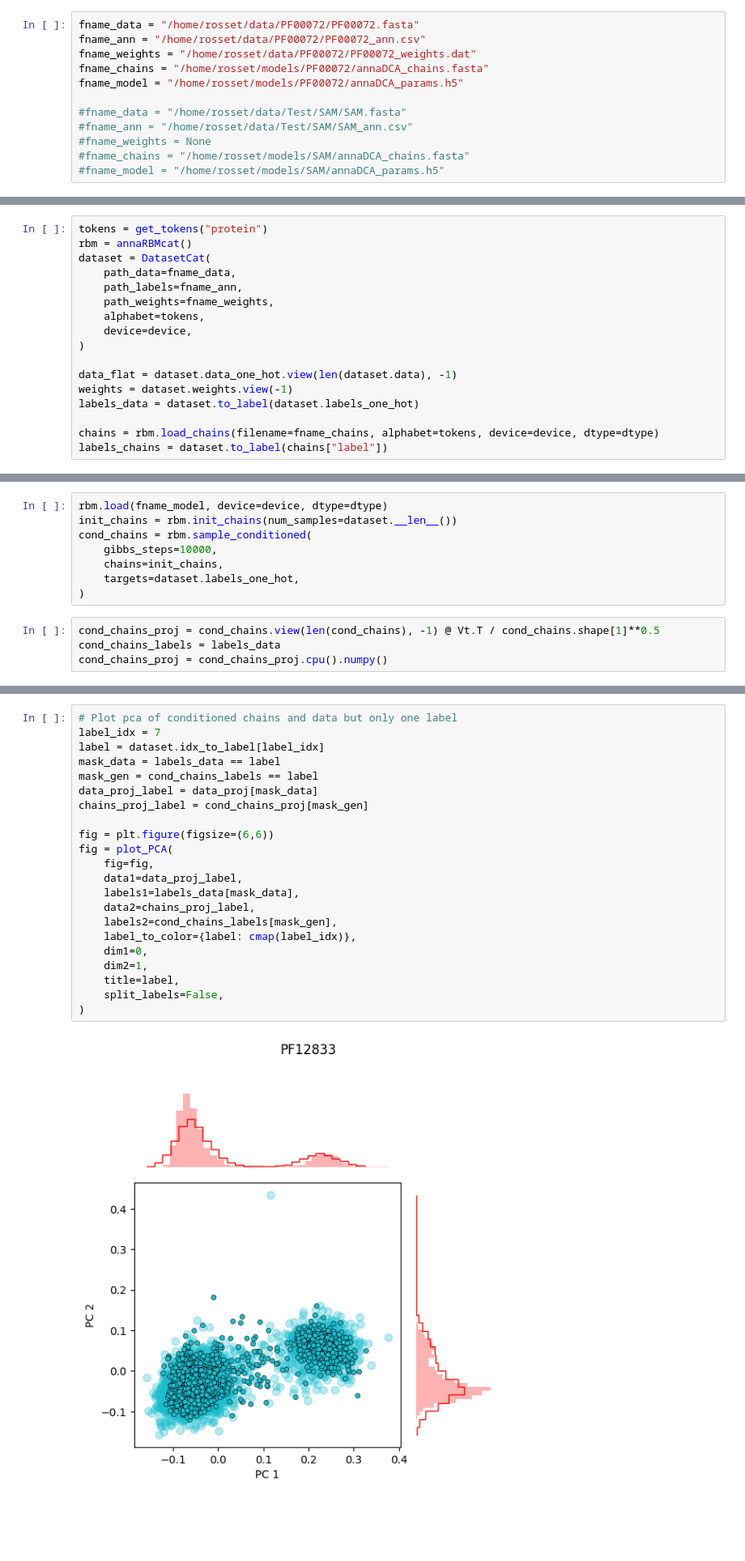
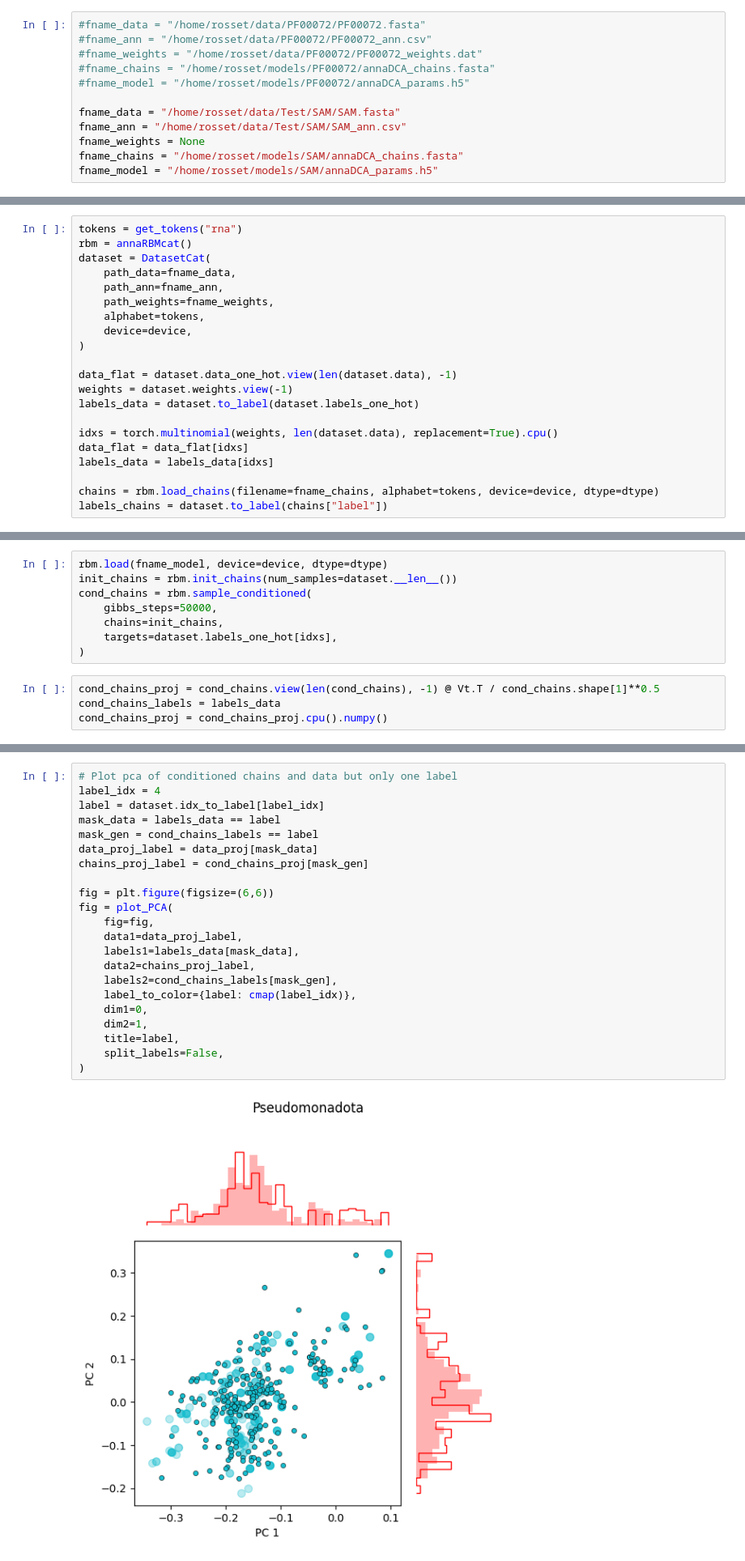
Before and after one commit to rossetl/annaDCA, a Jupyter notebook: develop.ipynb, the cells around one changed output, grey strips where cells are left out. Shown: that part at 81% size. Drawn from its saved outputs; the diff is of its cells as text; blank space fills up the shorter version.

Commit message:
implemented partial labels

```diff
--- a/develop.ipynb
+++ b/develop.ipynb
@@ -16,26 +14,26 @@ from annadca.plot import plot_PCA
 # %% [markdown]
 ### Plot the results
 # %%
-fname_data = "/home/rosset/data/PF00072/PF00072.fasta"
-fname_ann = "/home/rosset/data/PF00072/PF00072_ann.csv"
-fname_weights = "/home/rosset/data/PF00072/PF00072_weights.dat"
-fname_chains = "/home/rosset/models/PF00072/annaDCA_chains.fasta"
-fname_model = "/home/rosset/models/PF00072/annaDCA_params.h5"
+#fname_data = "/home/rosset/data/PF00072/PF00072.fasta"
+#fname_ann = "/home/rosset/data/PF00072/PF00072_ann.csv"
+#fname_weights = "/home/rosset/data/PF00072/PF00072_weights.dat"
+#fname_chains = "/home/rosset/models/PF00072/annaDCA_chains.fasta"
+#fname_model = "/home/rosset/models/PF00072/annaDCA_params.h5"
 
-#fname_data = "/home/rosset/data/Test/SAM/SAM.fasta"
-#fname_ann = "/home/rosset/data/Test/SAM/SAM_ann.csv"
-#fname_weights = None
-#fname_chains = "/home/rosset/models/SAM/annaDCA_chains.fasta"
-#fname_model = "/home/rosset/models/SAM/annaDCA_params.h5"
+fname_data = "/home/rosset/data/Test/SAM/SAM.fasta"
+fname_ann = "/home/rosset/data/Test/SAM/SAM_ann.csv"
+fname_weights = None
+fname_chains = "/home/rosset/models/SAM/annaDCA_chains.fasta"
+fname_model = "/home/rosset/models/SAM/annaDCA_params.h5"
 # %%
 device = torch.device("cuda" if torch.cuda.is_available() else "cpu")
 dtype = torch.float32
 # %%
-tokens = get_tokens("protein")
+tokens = get_tokens("rna")
 rbm = annaRBMcat()
 dataset = DatasetCat(
     path_data=fname_data,
-    path_labels=fname_ann,
+    path_ann=fname_ann,
     path_weights=fname_weights,
     alphabet=tokens,
     device=device,
@@ -45,6 +43,10 @@ data_flat = dataset.data_one_hot.view(len(dataset.data), -1)
 weights = dataset.weights.view(-1)
 labels_data = dataset.to_label(dataset.labels_one_hot)
 
+idxs = torch.multinomial(weights, len(dataset.data), replacement=True).cpu()
+data_flat = data_flat[idxs]
+labels_data = labels_data[idxs]
+
 chains = rbm.load_chains(filename=fname_chains, alphabet=tokens, device=device, dtype=dtype)
 labels_chains = dataset.to_label(chains["label"])
 # %% [output]
@@ -111,9 +114,9 @@ for i, ax in enumerate(axes.flat):
 rbm.load(fname_model, device=device, dtype=dtype)
 init_chains = rbm.init_chains(num_samples=dataset.__len__())
 cond_chains = rbm.sample_conditioned(
-    gibbs_steps=10000,
+    gibbs_steps=50000,
     chains=init_chains,
-    targets=dataset.labels_one_hot,
+    targets=dataset.labels_one_hot[idxs],
 )
 # %%
 cond_chains_proj = cond_chains.view(len(cond_chains), -1) @ Vt.T / cond_chains.shape[1]**0.5
@@ -138,27 +141,27 @@ fig = plot_PCA(
 # %%
 # Plot pca of conditioned chains and data but only one label
-label_idx = 7
+label_idx = 4
 label = dataset.idx_to_label[label_idx]
 mask_data = labels_data == label
 mask_gen = cond_chains_labels == label
 data_proj_label = data_proj[mask_data]
 chains_proj_label = cond_chains_proj[mask_gen]
 
 fig = plt.figure(figsize=(6,6))
 fig = plot_PCA(
     fig=fig,
     data1=data_proj_label,
     labels1=labels_data[mask_data],
     data2=chains_proj_label,
     labels2=cond_chains_labels[mask_gen],
     label_to_color={label: cmap(label_idx)},
     dim1=0,
     dim2=1,
     title=label,
     split_labels=False,
 )
 # %% [output]
-[figure, old version]
+[figure, new version]
 # %%
 # Visualize the first 25 chains as mnist images with the corresponding labels
 fig, axes = plt.subplots(5, 5, figsize=(10, 10))
```
Also changed, not shown: parts of 6 cells of this notebook, 4 other files.
